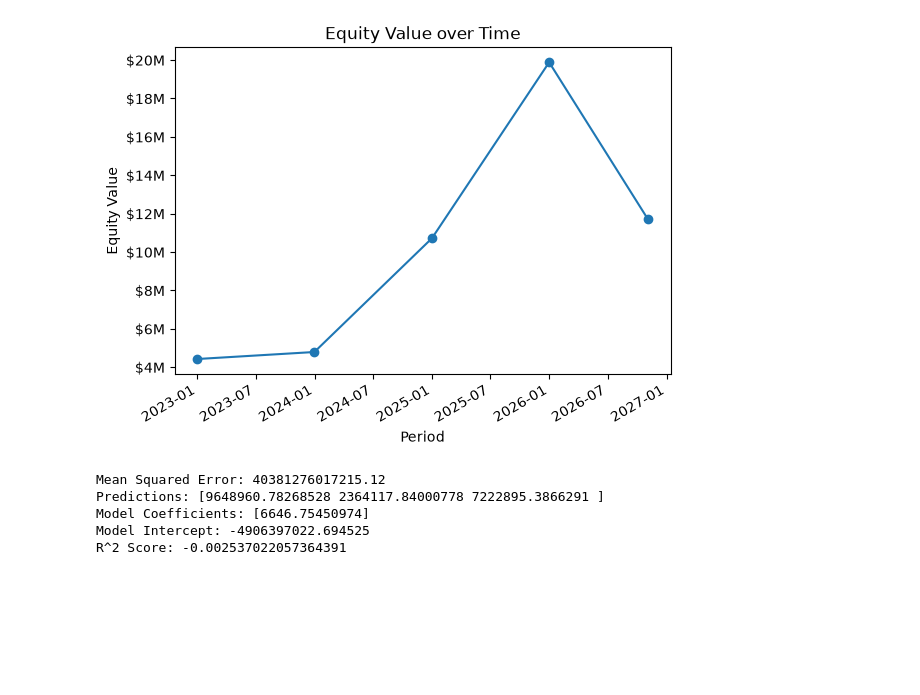
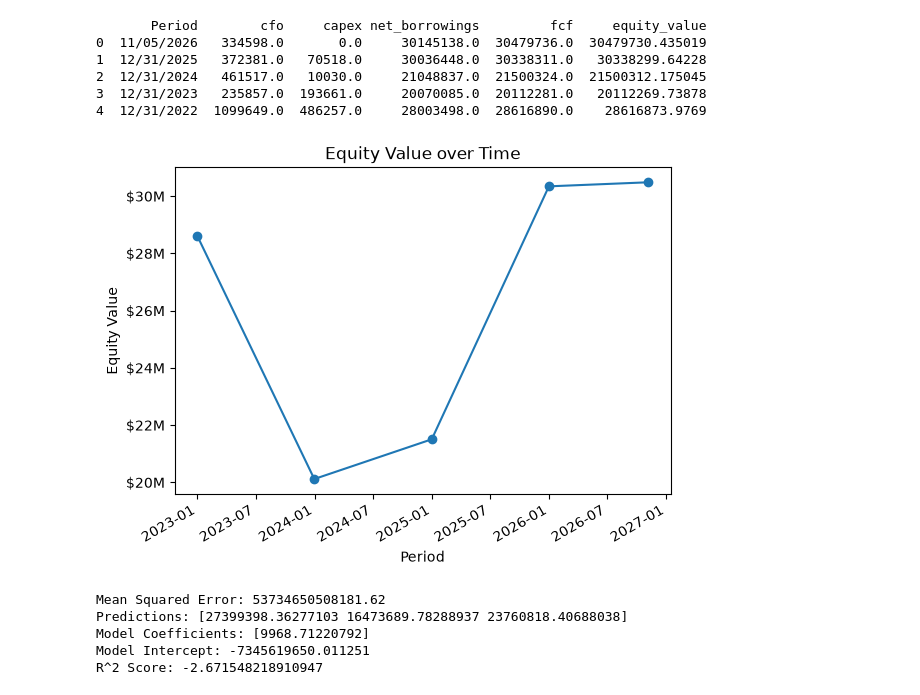
Before and after one commit to crsellinger/NW-Data-Analytics-Capstone, a Jupyter notebook: main.ipynb, the cells around one changed output. Saved outputs shown, nothing was run; the diff lists cells and outputs as text; code cells hidden in the pictures; blank space fills up the shorter version.

Commit message:
DDM model

```diff
--- a/main.ipynb
+++ b/main.ipynb
@@ -364,5 +393,5 @@ def clean_balancesheet(balancesheet: pd.DataFrame) -> pd.DataFrame:
 # %%
-symbol = "COKE"
+symbol = "ABR"
 # create datetime objects
 start = datetime.today() - timedelta(days=9125)  # noqa: DTZ002
 end = datetime.today()  # noqa: DTZ002
@@ -479,27 +508,37 @@ The DCF and DDM models calculate equity value based on the above.
 # %%
 # DCF Model
-net_income_common_stockholders: float = financials.loc[
-    10, f"12/31/{datetime.now(UTC).year - 1}"
-]
+# net_income_common_stockholders: float = financials.loc[
+#     10, f"12/31/{datetime.now(UTC).year - 1}"
+# ]
 
-total_assets: float = balancesheet.loc[0, f"12/31/{datetime.now(UTC).year - 1}"]
+# total_assets: float = balancesheet.loc[0, f"12/31/{datetime.now(UTC).year - 1}"]
 
-total_liabilities: float = balancesheet.loc[1, f"12/31/{datetime.now(UTC).year - 1}"]
+# total_liabilities: float = balancesheet.loc[1, f"12/31/{datetime.now(UTC).year - 1}"]
 
-discount_rate: float = net_income_common_stockholders / (
-    total_assets - total_liabilities
-)
+# discount_rate: float = net_income_common_stockholders / (
+#     total_assets - total_liabilities
+# )
 
 # index 1 is 12/31/2025, testing
-cfo: float = cashflow.loc[1, "Operating Cash Flow"]
-capex: float = cashflow.loc[1, "Capital Expenditure"]
-issuance_debt: float = cashflow.loc[1, "Issuance of Debt"]
-repayment_debt: float = cashflow.loc[1, "Repayment of Debt"]
-net_borrowings: float = issuance_debt - repayment_debt
+# cfo: float = cashflow.loc[1, "Operating Cash Flow"]
+capex_column = (
+    "Capital Expenditure"
+    if "Capital Expenditure" in cashflow.columns
+    else "Issuance of Capital Stock"
+)
+# capex: float = cashflow.loc[1, capex_column]
+# issuance_debt: float = cashflow.loc[1, "Issuance of Debt"]
+repayment_column = (
+    "Repayment of Debt"
+    if "Repayment of Debt" in cashflow.columns
+    else "Repurchase of Capital Stock"
+)
+# repayment_debt: float = cashflow.loc[1, repayment_column]
+# net_borrowings: float = issuance_debt - repayment_debt
 
-fcf: float = cfo - capex + net_borrowings
+# fcf: float = cfo - capex + net_borrowings
 
-equity_value: float = fcf / (1 + discount_rate)
+# equity_value: float = fcf / (1 + discount_rate)
 
 # blank dataframe
 df_fcf = pd.DataFrame(
@@ -508,10 +547,19 @@ df_fcf = pd.DataFrame(
 
 # calculate fcf for each period and append to df_fcf
 for i in range(len(cashflow)):
+    year = i + 1
+    if year <= len(cashflow) - 1:
+        net_income_common_stockholders: float = financials.loc[10, f"12/31/{datetime.now(UTC).year - year}"]
+        total_assets: float = balancesheet.loc[0, f"12/31/{datetime.now(UTC).year - year}"]
+        total_liabilities: float = balancesheet.loc[1, f"12/31/{datetime.now(UTC).year - year}"]
+        discount_rate: float = net_income_common_stockholders / (
+            total_assets - total_liabilities
+        )
+
     cfo: float = cashflow.loc[i, "Operating Cash Flow"]
-    capex: float = cashflow.loc[i, "Capital Expenditure"]
+    capex: float = cashflow.loc[i, capex_column]
     issuance_debt: float = cashflow.loc[i, "Issuance of Debt"]
-    repayment_debt: float = cashflow.loc[i, "Repayment of Debt"]
+    repayment_debt: float = cashflow.loc[i, repayment_column]
     net_borrowings: float = issuance_debt - repayment_debt
     fcf: float = cfo - capex + net_borrowings
     equity_value: float = fcf / (1 + discount_rate)
@@ -544,41 +592,49 @@ X = pd.to_datetime(df_fcf["Period"]).apply(
 )
 y = df_fcf["equity_value"]
 
+scale, suffix = plot_scale(y)
+
 # plot X, y on line chart using plt
 fig, ax = plt.subplots()
 ax.plot(X.map(datetime.fromordinal), y, marker="o")
-ax.yaxis.set_major_formatter(FuncFormatter(lambda y, _: f"${y / 1e6:,.0f}M"))
+ax.yaxis.set_major_formatter(FuncFormatter(lambda y, _: f"${y / scale:,.0f}{suffix}"))
 fig.autofmt_xdate()
 ax.set_xlabel("Period")
 ax.set_ylabel("Equity Value")
 ax.set_title("Equity Value over Time")
 plt.show()
 
 X_train, X_test, y_train, y_test = train_test_split(
     X, y, test_size=0.5, random_state=42
 )
 
 # Example model fitting
 model = LinearRegression()
 model.fit(X_train.values.reshape(-1, 1), y_train)
 y_pred = model.predict(X_test.values.reshape(-1, 1))
 
 # Example model evaluation
 mse = round(mean_squared_error(y_test, y_pred), 2)
 print("Mean Squared Error:", mse)
 
 # Example model predictions
 print("Predictions:", y_pred)
 
 # Example model coefficients
 print("Model Coefficients:", model.coef_)
 print("Model Intercept:", model.intercept_)
 
 print("R^2 Score:", r2_score(y_test, y_pred))
 # %% [output]
+       Period        cfo     capex net_borrowings         fcf     equity_value
+0  11/05/2026   334598.0       0.0     30145138.0  30479736.0  30479730.435019
+1  12/31/2025   372381.0   70518.0     30036448.0  30338311.0   30338299.64228
+2  12/31/2024   461517.0   10030.0     21048837.0  21500324.0  21500312.175045
+3  12/31/2023   235857.0  193661.0     20070085.0  20112281.0   20112269.73878
+4  12/31/2022  1099649.0  486257.0     28003498.0  28616890.0    28616873.9769
-[figure, old version]
+[figure, new version]
-Mean Squared Error: 40381276017215.12
-Predictions: [9648960.78268528 2364117.84000778 7222895.3866291 ]
-Model Coefficients: [6646.75450974]
-Model Intercept: -4906397022.694525
-R^2 Score: -0.002537022057364391
+Mean Squared Error: 53734650508181.62
+Predictions: [27399398.36277103 16473689.78288937 23760818.40688038]
+Model Coefficients: [9968.71220792]
+Model Intercept: -7345619650.011251
+R^2 Score: -2.671548218910947
```
Also changed, not shown: parts of 4 cells of this notebook, 5 other files.
